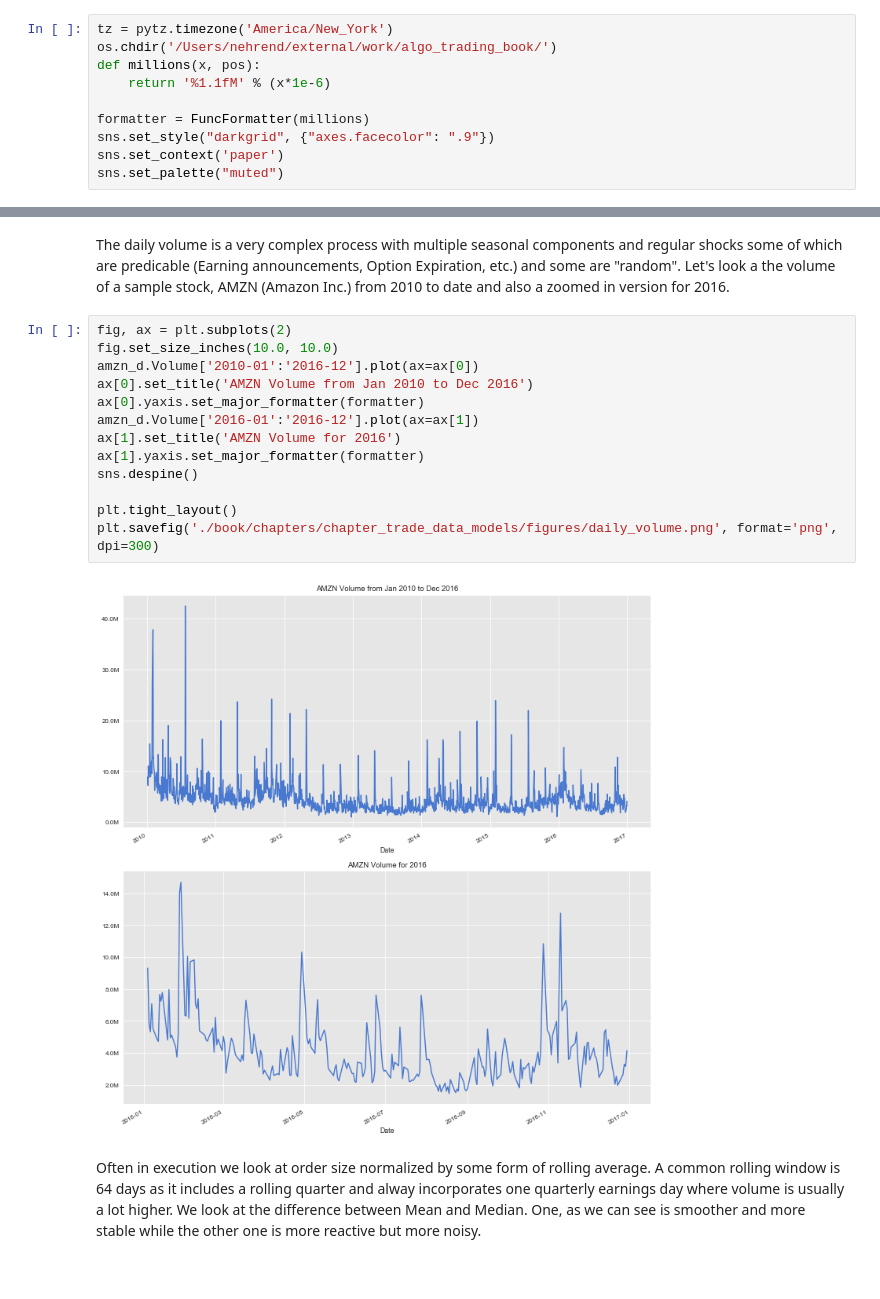
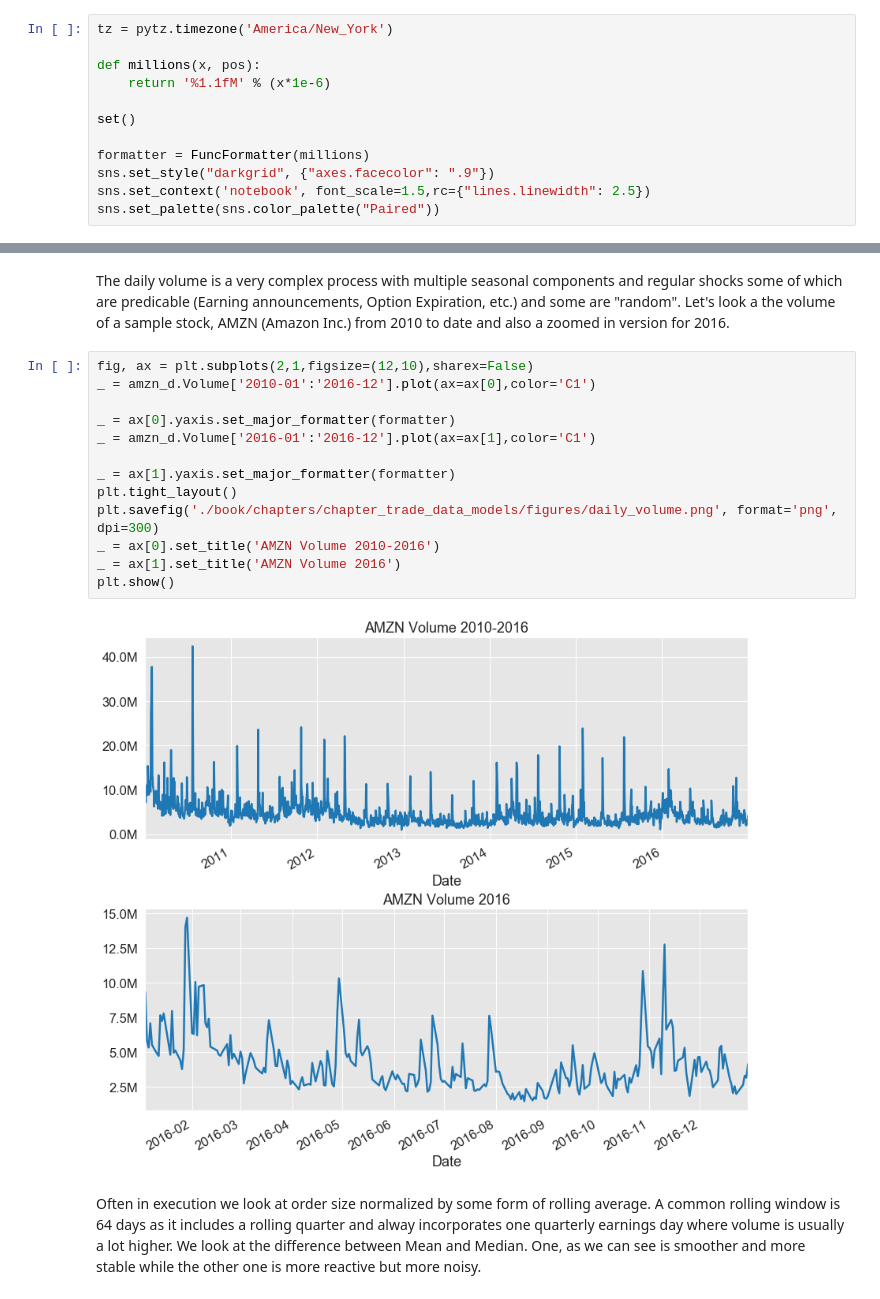
Before and after one commit to FinTrek/algo_trading_book, a Jupyter notebook: notebooks/ch_trade_data_models.ipynb, the cells around one changed output, grey strips where cells are left out. Drawn from its saved outputs; the diff is of its cells as text.

```diff
--- a/notebooks/ch_trade_data_models.ipynb
+++ b/notebooks/ch_trade_data_models.ipynb
@@ -38,11 +43,13 @@ import warnings
 warnings.filterwarnings('ignore')
 # %%
 tz = pytz.timezone('America/New_York')
-os.chdir('/Users/nehrend/external/work/algo_trading_book/')
+
 def millions(x, pos):
     return '%1.1fM' % (x*1e-6)
 
+set()
+
 formatter = FuncFormatter(millions)
 sns.set_style("darkgrid", {"axes.facecolor": ".9"})
-sns.set_context('paper')
-sns.set_palette("muted")
+sns.set_context('notebook', font_scale=1.5,rc={"lines.linewidth": 2.5})
+sns.set_palette(sns.color_palette("Paired"))
@@ -62,20 +82,20 @@ amzn_d.tail()
 # %% [markdown]
 The daily volume is a very complex process with multiple seasonal components and regular shocks some of which are predicable (Earning announcements, Option Expiration, etc.) and some are "random". Let's look a the volume of a sample stock, AMZN (Amazon Inc.) from 2010 to date and also a zoomed in version for 2016.
 # %%
-fig, ax = plt.subplots(2)
-fig.set_size_inches(10.0, 10.0)
-amzn_d.Volume['2010-01':'2016-12'].plot(ax=ax[0])
-ax[0].set_title('AMZN Volume from Jan 2010 to Dec 2016')
-ax[0].yaxis.set_major_formatter(formatter)
-amzn_d.Volume['2016-01':'2016-12'].plot(ax=ax[1])
-ax[1].set_title('AMZN Volume for 2016')
-ax[1].yaxis.set_major_formatter(formatter)
-sns.despine()
+fig, ax = plt.subplots(2,1,figsize=(12,10),sharex=False)
+_ = amzn_d.Volume['2010-01':'2016-12'].plot(ax=ax[0],color='C1')
 
+_ = ax[0].yaxis.set_major_formatter(formatter)
+_ = amzn_d.Volume['2016-01':'2016-12'].plot(ax=ax[1],color='C1')
+
+_ = ax[1].yaxis.set_major_formatter(formatter)
 plt.tight_layout()
 plt.savefig('./book/chapters/chapter_trade_data_models/figures/daily_volume.png', format='png', dpi=300)
+_ = ax[0].set_title('AMZN Volume 2010-2016')
+_ = ax[1].set_title('AMZN Volume 2016')
+plt.show()
 # %% [output]
-[figure, old version]
+[figure, new version]
 # %% [markdown]
 Often in execution we look at order size normalized by some form of rolling average. A common rolling window is 64 days as it includes a rolling quarter and alway incorporates one quarterly earnings day where volume is usually a lot higher. We look at the difference between Mean and Median. One, as we can see is smoother and more stable while the other one is more reactive but more noisy.
 # %%
```
Also changed, not shown: parts of 34 cells of this notebook, 5 other files.
